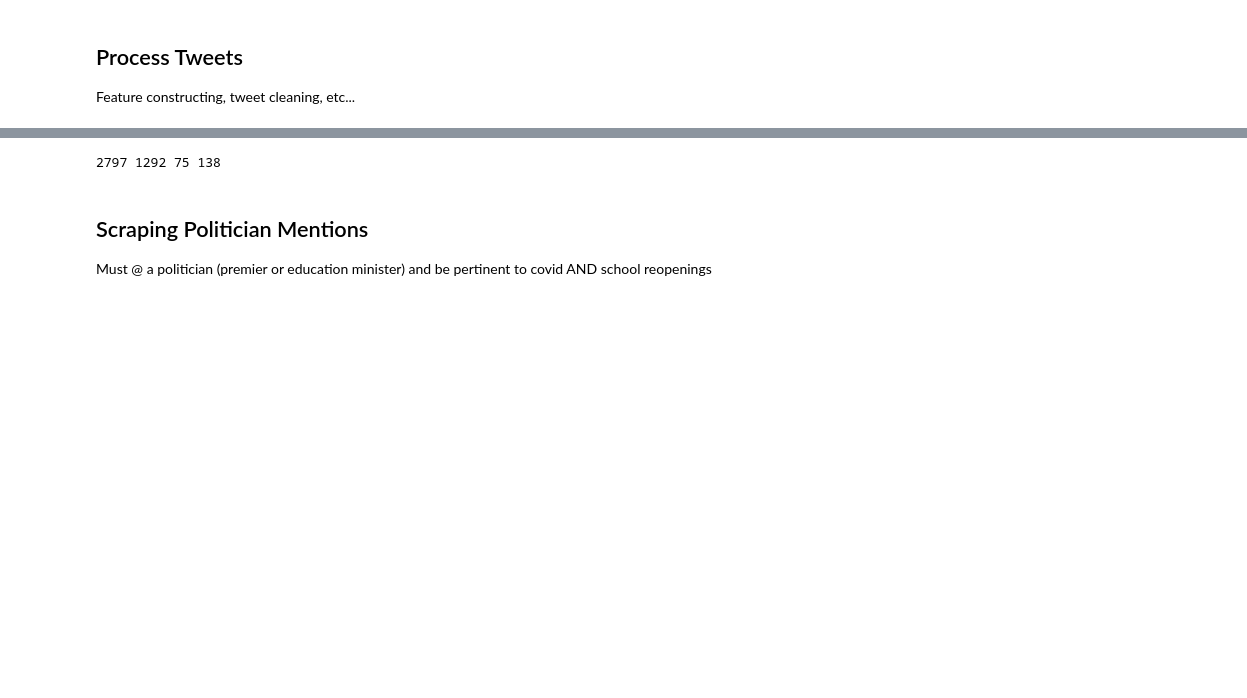
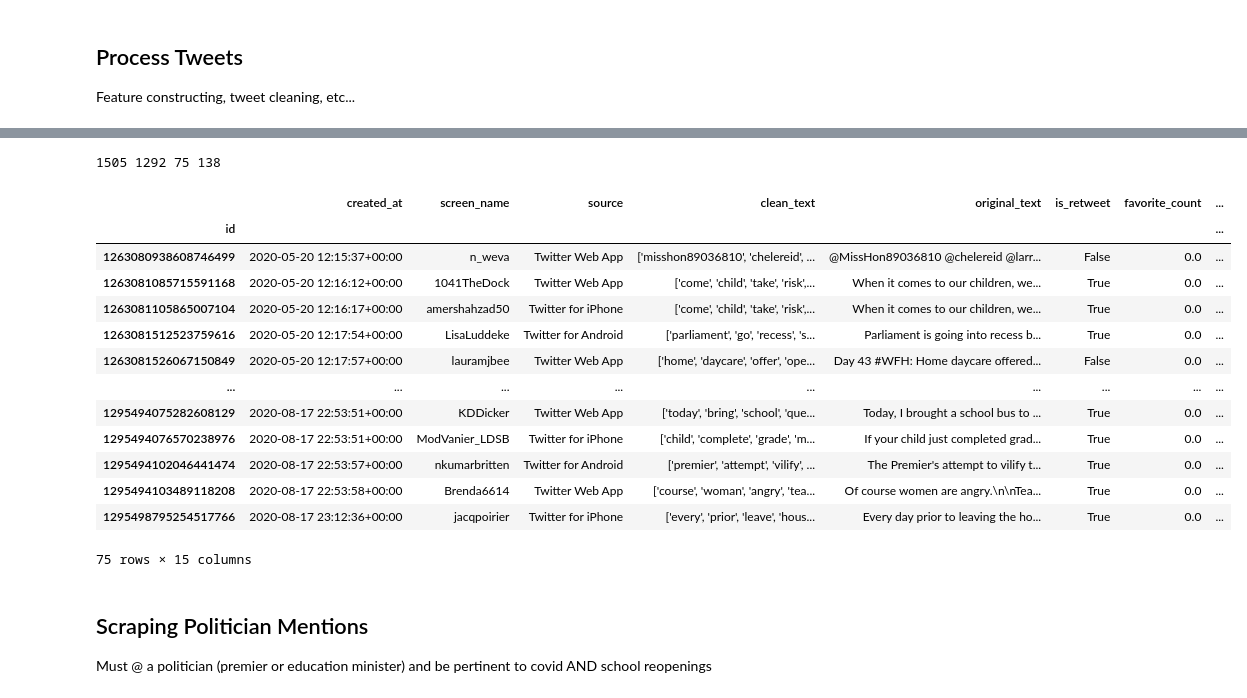
Before and after one commit to cameron-raymond/COVID-Child-Care-Twitter, a Jupyter notebook: notebooks/historical_search.ipynb, the cells around one changed output, grey strips where cells are left out. Drawn from its saved outputs; the diff is of its cells as text; code cells hidden in the pictures; blank space fills up the shorter version.

```diff
--- a/notebooks/historical_search.ipynb
+++ b/notebooks/historical_search.ipynb
@@ -284,32 +284,46 @@ cov_tweets.head()
 # %%
 from_dates = ["2020-04-20","2020-05-20","2020-08-17"]
 to_dates = ["2020-04-21","2020-05-21","2020-08-18"]
 
 old_fp = "../data/processed_data/{}_{}.csv"
 new_fp = "../data/processed_data/new_search-{}_{}.csv"
 
 old_data = [pd.read_csv(old_fp.format(*f),parse_dates=["created_at"],header=0) for f in zip(from_dates,to_dates)]
 new_data = [pd.read_csv(new_fp.format(*f),parse_dates=["created_at"],header=0) for f in zip(from_dates,to_dates)]
 old_data = pd.concat(old_data, axis=0,ignore_index=True).set_index("id").sort_values("created_at")
 new_data = pd.concat(new_data, axis=0,ignore_index=True).set_index("id").sort_values("created_at")
 
 columns = old_data.columns
 merged = pd.merge(old_data, new_data,left_index=True, right_index=True,how="outer",indicator=True)
 inner = merged[merged['_merge']=='both']
 only_old = merged[merged['_merge']=='left_only']
 only_new = merged[merged['_merge']=='right_only']
-print(len(old_data)+len(new_data),len(inner),len(only_old),len(only_new))
+print(len(merged),len(inner),len(only_old),len(only_new))
 only_old = only_old[[f"{x}_x" for x in columns]]
 only_new = only_new[[f"{x}_y" for x in columns]]
 inner = inner[[f"{x}_y" for x in columns]]
 only_old.columns,only_new.columns,inner.columns = columns,columns,columns
 only_old
 
-only_old.to_csv("../data/only_matches_old_queries.csv")
-only_new.to_csv("../data/only_matches_new_queries.csv")
-inner.to_csv("../data/matches_both_queries.csv")
+# only_old.to_csv("../data/only_matches_old_queries.csv")
+# only_new.to_csv("../data/only_matches_new_queries.csv")
+# inner.to_csv("../data/matches_both_queries.csv")
 # %% [output]
-2797 1292 75 138
+1505 1292 75 138
+|  | created_at | screen_name | source | clean_text | original_text | is_retweet | favorite_count | ... |
+| id |  |  |  |  |  |  |  | ... |
+| 1263080938608746499 | 2020-05-20 12:15:37+00:00 | n_weva | Twitter Web App | ['misshon89036810', 'chelereid', ... | @MissHon89036810 @chelereid @larr... | False | 0.0 | ... |
+| 1263081085715591168 | 2020-05-20 12:16:12+00:00 | 1041TheDock | Twitter Web App | ['come', 'child', 'take', 'risk',... | When it comes to our children, we... | True | 0.0 | ... |
+| 1263081105865007104 | 2020-05-20 12:16:17+00:00 | amershahzad50 | Twitter for iPhone | ['come', 'child', 'take', 'risk',... | When it comes to our children, we... | True | 0.0 | ... |
+| 1263081512523759616 | 2020-05-20 12:17:54+00:00 | LisaLuddeke | Twitter for Android | ['parliament', 'go', 'recess', 's... | Parliament is going into recess b... | True | 0.0 | ... |
+| 1263081526067150849 | 2020-05-20 12:17:57+00:00 | lauramjbee | Twitter Web App | ['home', 'daycare', 'offer', 'ope... | Day 43 #WFH: Home daycare offered... | False | 0.0 | ... |
+| ... | ... | ... | ... | ... | ... | ... | ... | ... |
+| 1295494075282608129 | 2020-08-17 22:53:51+00:00 | KDDicker | Twitter Web App | ['today', 'bring', 'school', 'que... | Today, I brought a school bus to ... | True | 0.0 | ... |
+| 1295494076570238976 | 2020-08-17 22:53:51+00:00 | ModVanier_LDSB | Twitter for iPhone | ['child', 'complete', 'grade', 'm... | If your child just completed grad... | True | 0.0 | ... |
+| 1295494102046441474 | 2020-08-17 22:53:57+00:00 | nkumarbritten | Twitter for Android | ['premier', 'attempt', 'vilify', ... | The Premier's attempt to vilify t... | True | 0.0 | ... |
+| 1295494103489118208 | 2020-08-17 22:53:58+00:00 | Brenda6614 | Twitter Web App | ['course', 'woman', 'angry', 'tea... | Of course women are angry.\n\nTea... | True | 0.0 | ... |
+| 1295498795254517766 | 2020-08-17 23:12:36+00:00 | jacqpoirier | Twitter for iPhone | ['every', 'prior', 'leave', 'hous... | Every day prior to leaving the ho... | True | 0.0 | ... |
+75 rows × 15 columns
 # %% [markdown]
 ## Scraping Politician Mentions
 Must @ a politician (premier or education minister) and be pertinent to covid AND school reopenings
```
Also changed, not shown: 1 other file.
